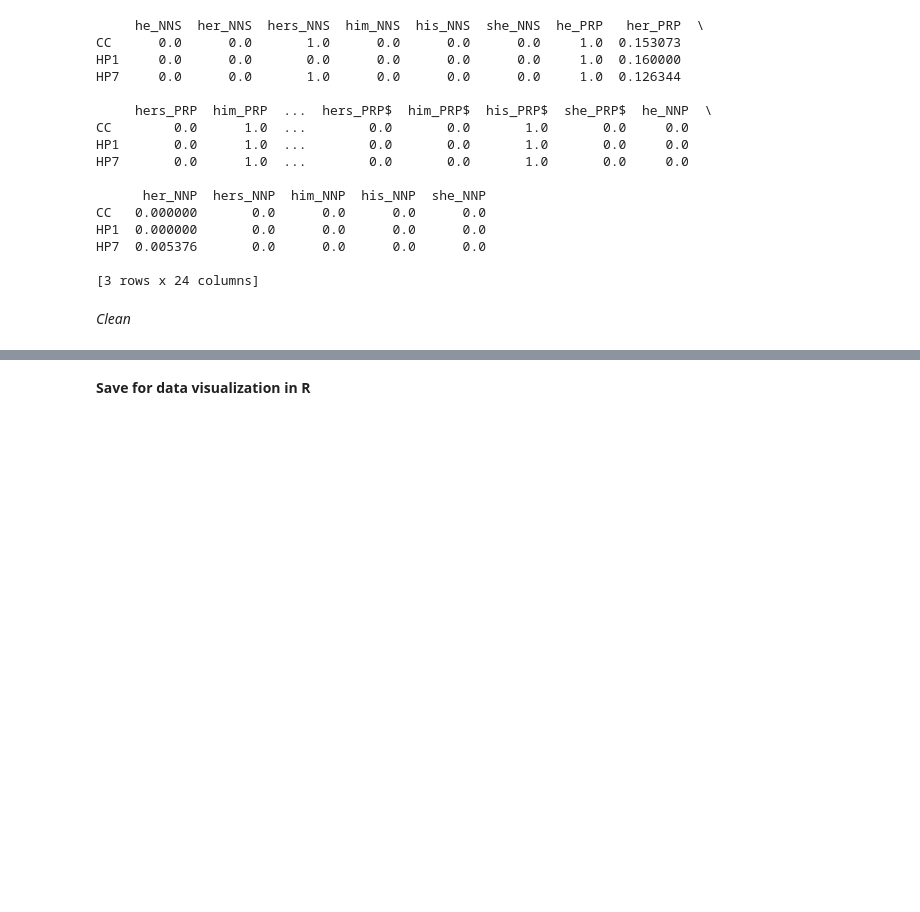
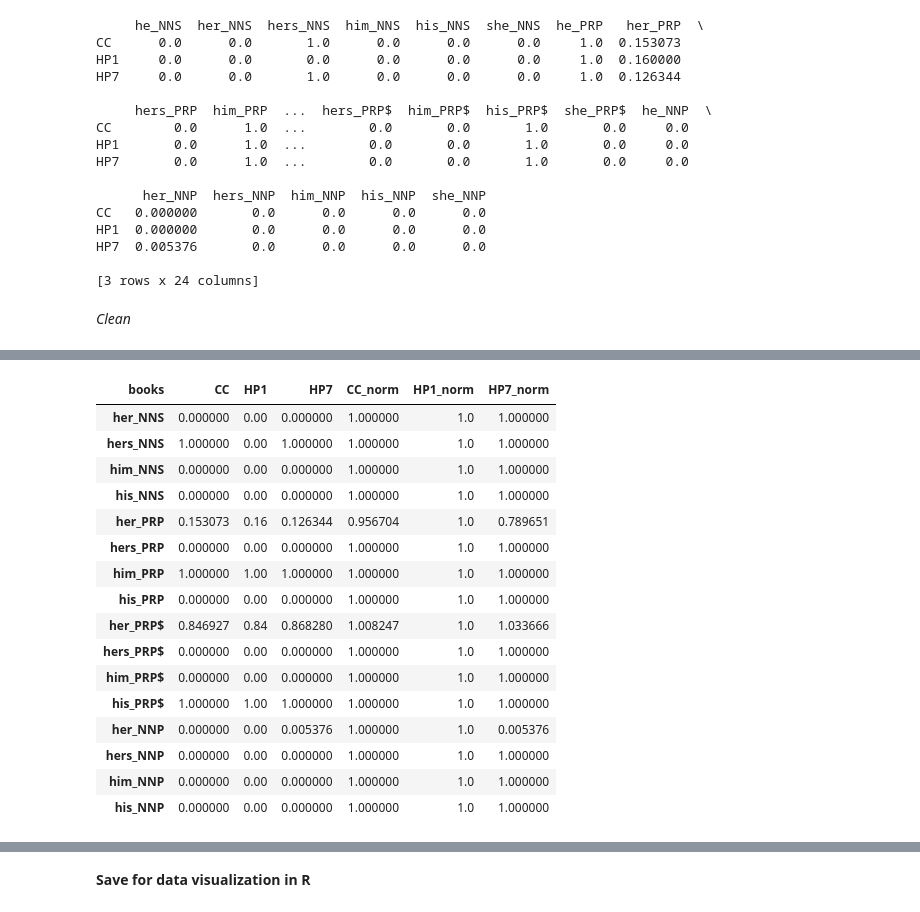
Before and after one commit to schwartzh2017/gender, a Jupyter notebook: CC_gender_Schwartz.ipynb, the cells around one changed output, grey strips where cells are left out. Cells and saved outputs as stored; diff of their text form; code cells hidden in the pictures; blank space fills up the shorter version.

```diff
--- a/CC_gender_Schwartz.ipynb
+++ b/CC_gender_Schwartz.ipynb
@@ -383,3 +395,35 @@ combined_df['HP7_norm'] = combined_df['HP7']/combined_df['HP1']
+# %%
+#normalize to HP1
+#don't forget 0s were replaced with 0.00001
+
+for col in combined_df.columns:
+      combined_df[col + '_norm'] = np.where(
+          (combined_df['HP1'] == 0) & (combined_df[col] == 0), 1,
+          np.where(
+              (combined_df['HP1'] == 0) & (combined_df[col] != 0), combined_df[col],
+              combined_df[col] / combined_df['HP1']
+          )
+      )
+
+combined_df
+# %% [output]
+| books | CC | HP1 | HP7 | CC_norm | HP1_norm | HP7_norm |
+| her_NNS | 0.000000 | 0.00 | 0.000000 | 1.000000 | 1.0 | 1.000000 |
+| hers_NNS | 1.000000 | 0.00 | 1.000000 | 1.000000 | 1.0 | 1.000000 |
+| him_NNS | 0.000000 | 0.00 | 0.000000 | 1.000000 | 1.0 | 1.000000 |
+| his_NNS | 0.000000 | 0.00 | 0.000000 | 1.000000 | 1.0 | 1.000000 |
+| her_PRP | 0.153073 | 0.16 | 0.126344 | 0.956704 | 1.0 | 0.789651 |
+| hers_PRP | 0.000000 | 0.00 | 0.000000 | 1.000000 | 1.0 | 1.000000 |
+| him_PRP | 1.000000 | 1.00 | 1.000000 | 1.000000 | 1.0 | 1.000000 |
+| his_PRP | 0.000000 | 0.00 | 0.000000 | 1.000000 | 1.0 | 1.000000 |
+| her_PRP$ | 0.846927 | 0.84 | 0.868280 | 1.008247 | 1.0 | 1.033666 |
+| hers_PRP$ | 0.000000 | 0.00 | 0.000000 | 1.000000 | 1.0 | 1.000000 |
+| him_PRP$ | 0.000000 | 0.00 | 0.000000 | 1.000000 | 1.0 | 1.000000 |
+| his_PRP$ | 1.000000 | 1.00 | 1.000000 | 1.000000 | 1.0 | 1.000000 |
+| her_NNP | 0.000000 | 0.00 | 0.005376 | 1.000000 | 1.0 | 0.005376 |
+| hers_NNP | 0.000000 | 0.00 | 0.000000 | 1.000000 | 1.0 | 1.000000 |
+| him_NNP | 0.000000 | 0.00 | 0.000000 | 1.000000 | 1.0 | 1.000000 |
+| his_NNP | 0.000000 | 0.00 | 0.000000 | 1.000000 | 1.0 | 1.000000 |
 # %%
 #finish cleaning for ease of comparison
 
```
Also changed, not shown: parts of 4 cells of this notebook, 5 other files.
